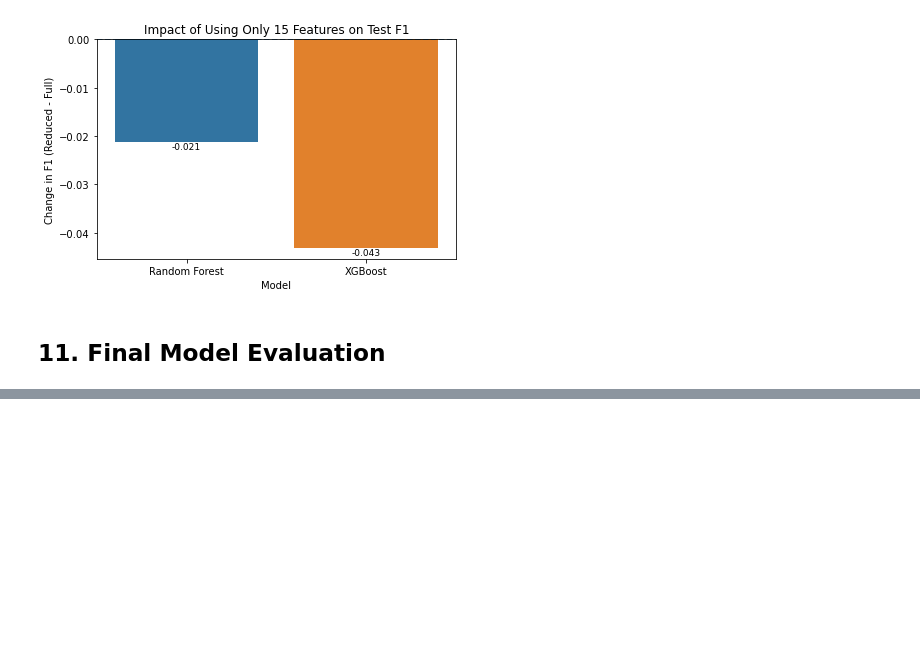
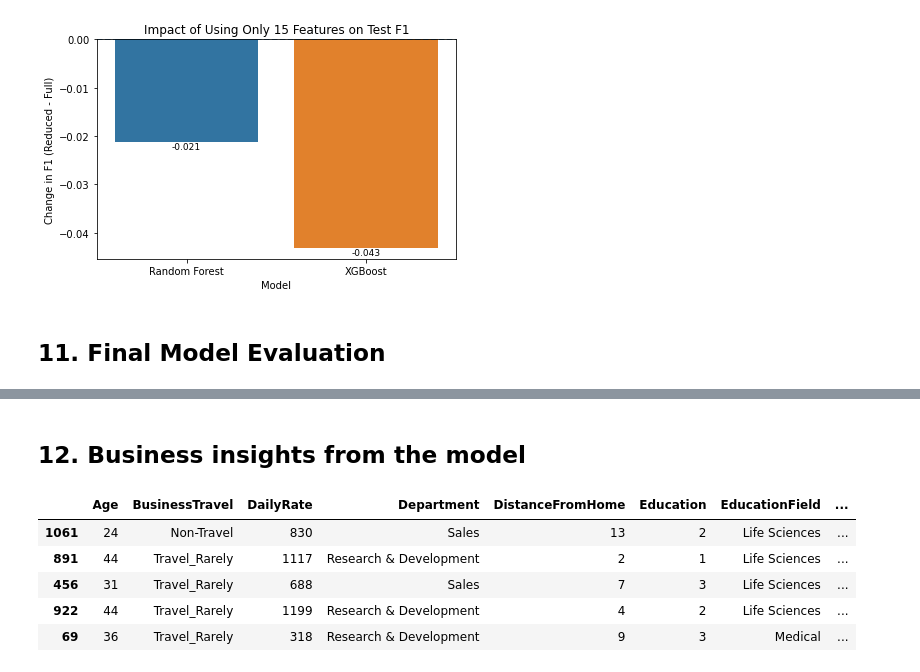
Before and after one commit to SofSalvadoIMS/EDSB25-PredictingEmployeeAttrition-GROUP11, a Jupyter notebook: notebooks/model.ipynb, the cells around one changed output, grey strips where cells are left out. Drawn from its saved outputs; the diff is of its cells as text; code cells hidden in the pictures; blank space fills up the shorter version.

```diff
--- a/notebooks/model.ipynb
+++ b/notebooks/model.ipynb
@@ -2324,0 +2355,21 @@ Parameters: { "use_label_encoder" } are not used.
+# %% [markdown]
+## 12. Business insights from the model
+# %%
+# ===========================================
+# 12 — Business Insights from Best Model
+# ===========================================
+
+# 12.1 — Attach predictions to original test set
+test_with_preds = X_test.copy()
+test_with_preds["Attrition"] = y_test.values
+test_with_preds["Attrition_Prob"] = y_proba  # from section 11
+test_with_preds["Attrition_Pred"] = y_pred
+
+display(test_with_preds.head())
+# %% [output]
+|  | Age | BusinessTravel | DailyRate | Department | DistanceFromHome | Education | EducationField | ... |
+| 1061 | 24 | Non-Travel | 830 | Sales | 13 | 2 | Life Sciences | ... |
+| 891 | 44 | Travel_Rarely | 1117 | Research & Development | 2 | 1 | Life Sciences | ... |
+| 456 | 31 | Travel_Rarely | 688 | Sales | 7 | 3 | Life Sciences | ... |
+| 922 | 44 | Travel_Rarely | 1199 | Research & Development | 4 | 2 | Life Sciences | ... |
+| 69 | 36 | Travel_Rarely | 318 | Research & Development | 9 | 3 | Medical | ... |
```
Also changed, not shown: parts of 15 cells of this notebook.
